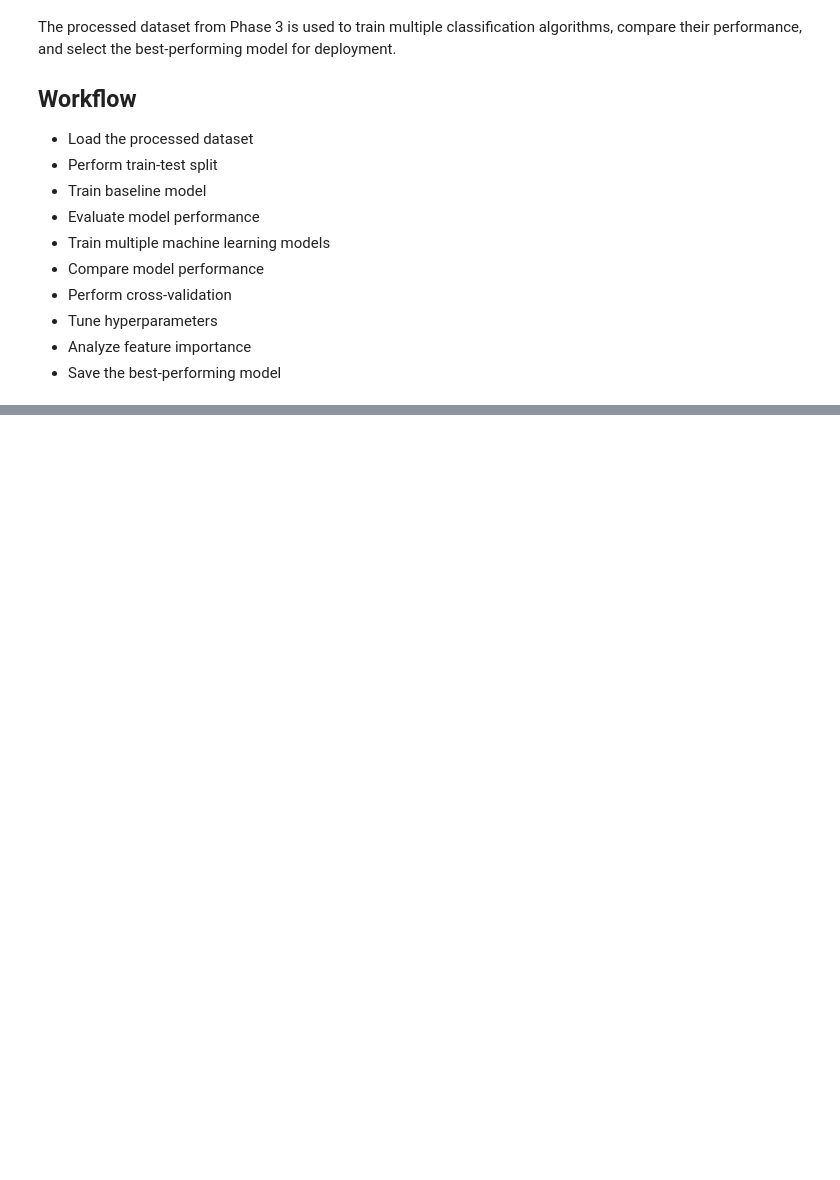
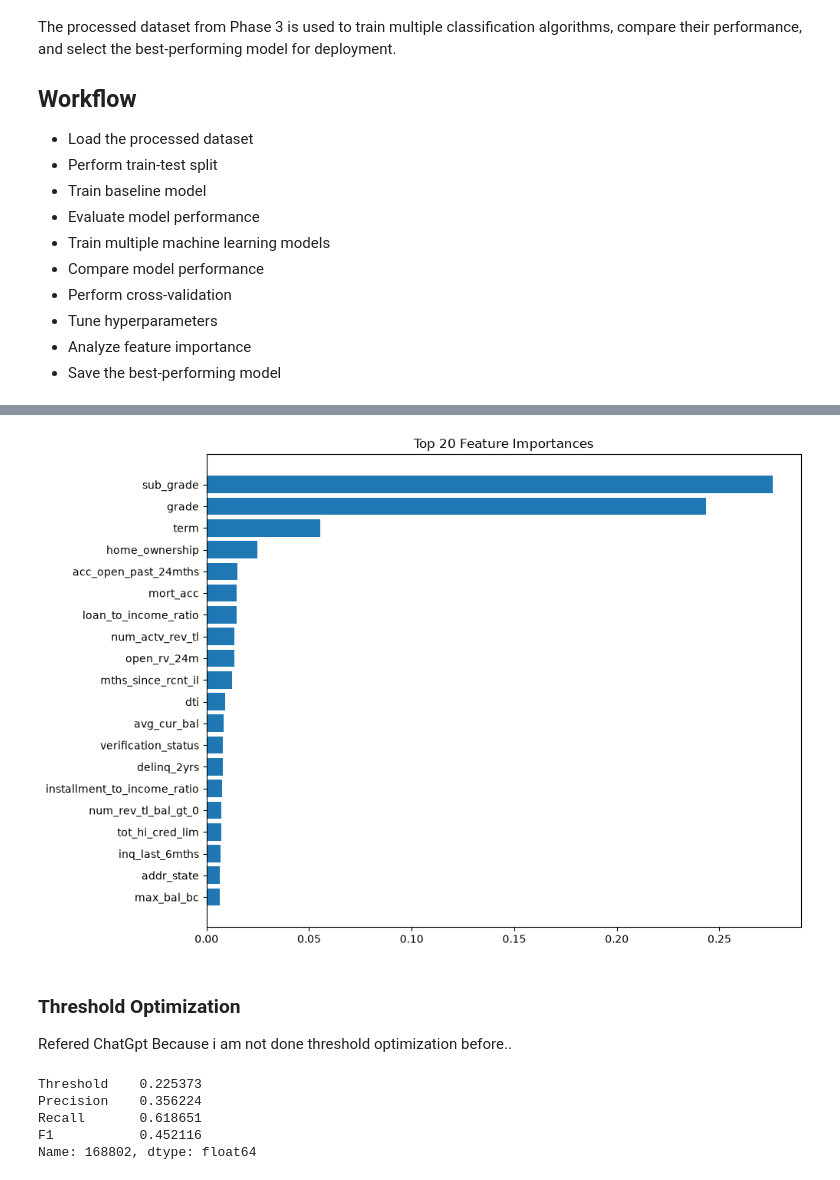
Before and after one commit to nx-manoj/loan-risk-platform, a Jupyter notebook: notebooks/03_model_training_evalution.ipynb, the cells around one changed output, grey strips where cells are left out. Drawn from its saved outputs; the diff is of its cells as text; code cells hidden in the pictures; blank space fills up the shorter version.

```diff
--- a/notebooks/03_model_training_evalution.ipynb
+++ b/notebooks/03_model_training_evalution.ipynb
@@ -169,0 +663,5 @@ array(['Charged Off', 'Current', 'Default',
+# %%
+feature_importance = pd.DataFrame({
+    "Feature": X_train.columns,
+    "Importance": best_xgb.feature_importances_
+}).sort_values(by="Importance", ascending=False)
@@ -169,0 +688,18 @@ array(['Charged Off', 'Current', 'Default',
+# %%
+plt.figure(figsize=(10, 8))
+
+plt.barh(
+    feature_importance["Feature"][:20],
+    feature_importance["Importance"][:20]
+)
+
+plt.gca().invert_yaxis()
+
+plt.title("Top 20 Feature Importances")
+
+plt.show()
+# %% [output]
+[figure, added]
+# %% [markdown]
+### Threshold Optimization
+Refered ChatGpt Because i am not done threshold optimization before..
@@ -169,0 +715,12 @@ array(['Charged Off', 'Current', 'Default',
+# %%
+best_threshold = threshold_df.loc[
+    threshold_df["F1"].idxmax()
+]
+
+best_threshold  #step 2
+# %% [output]
+Threshold    0.225373
+Precision    0.356224
+Recall       0.618651
+F1           0.452116
+Name: 168802, dtype: float64
```
Also changed, not shown: parts of 79 cells of this notebook.
